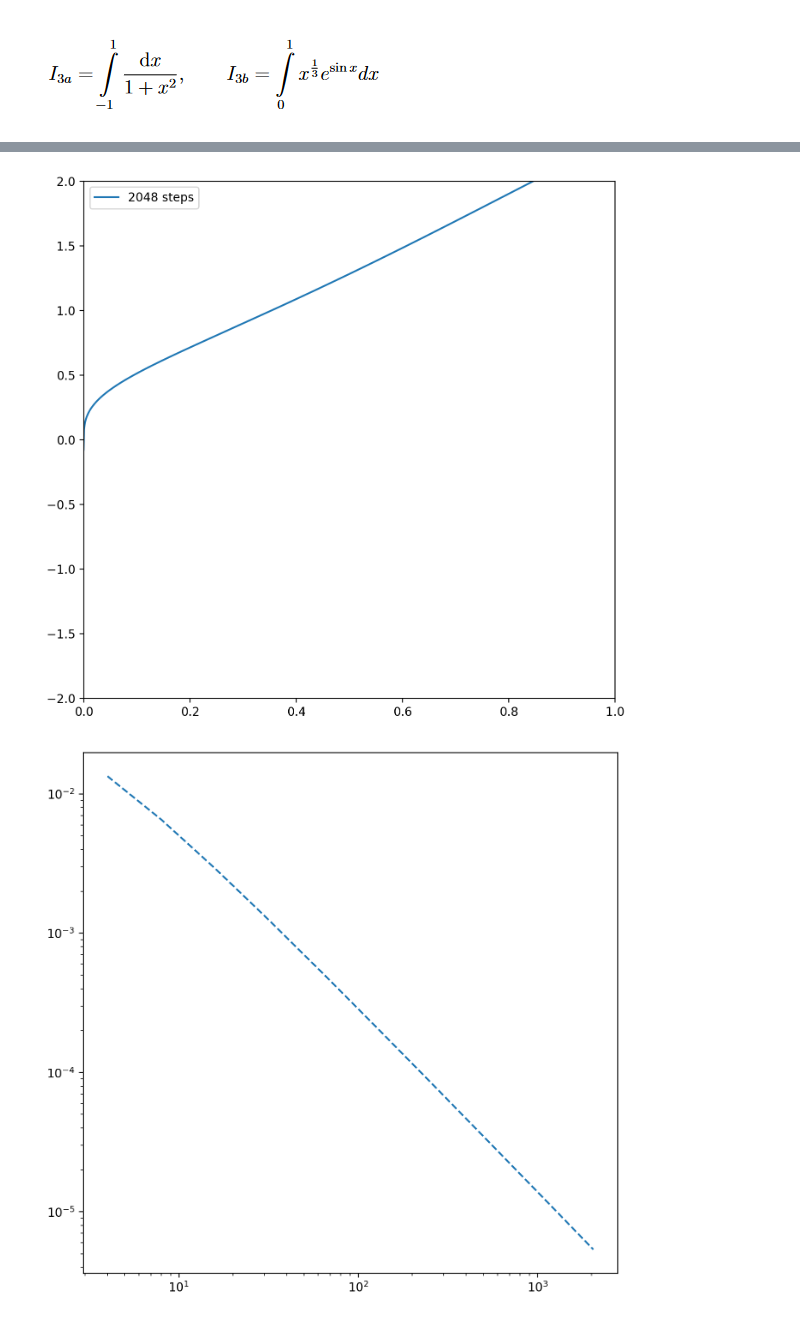
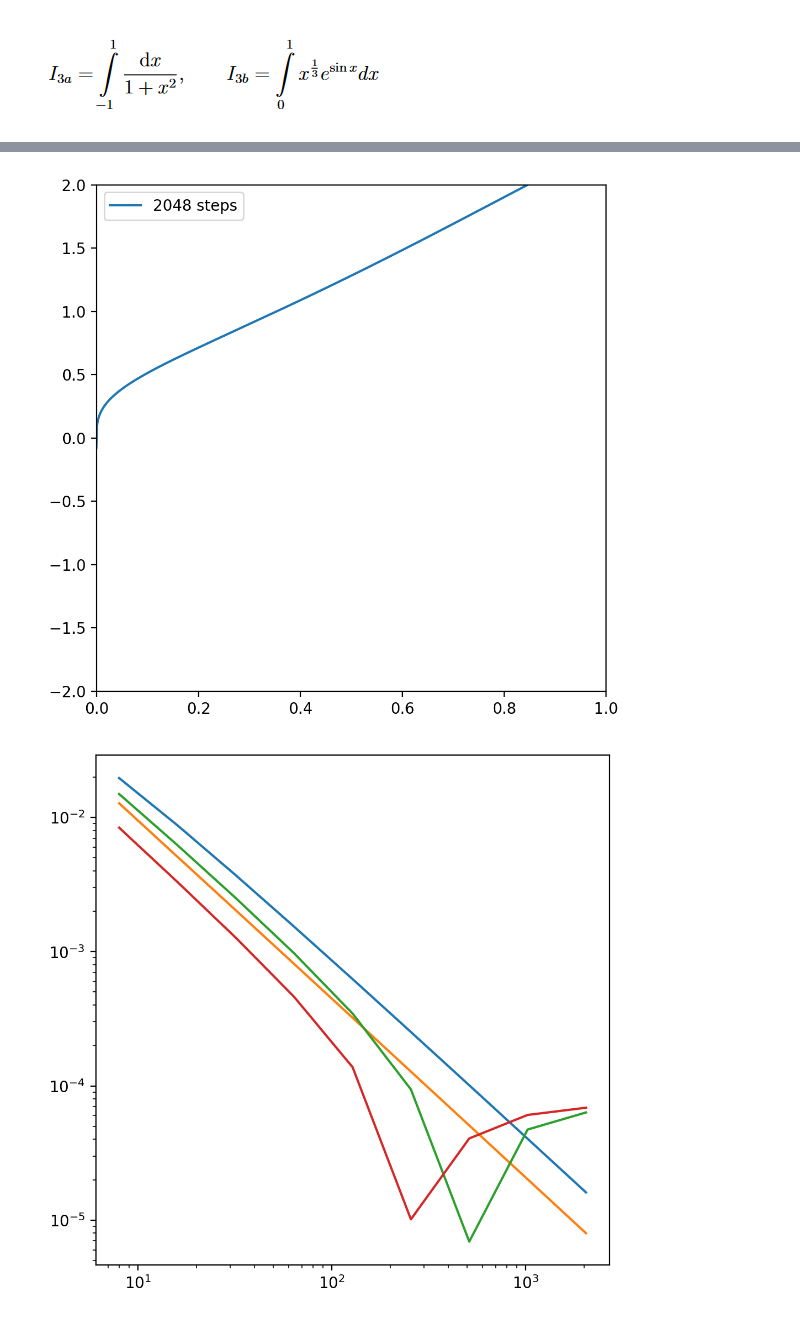
Before and after one commit to TheEagle72/OVF, a Jupyter notebook: Task3.ipynb, the cells around one changed output, grey strips where cells are left out. Saved outputs shown, nothing was run; the diff lists cells and outputs as text; code cells hidden in the pictures.

```diff
--- a/Task3.ipynb
+++ b/Task3.ipynb
@@ -3,7 +3,7 @@ import numpy as np
 from matplotlib import pyplot as plt
 import pandas as pd
 
-plt.rcParams["figure.figsize"] = (8,8)
+plt.rcParams["figure.figsize"] = (6,6)
 plt.rcParams['figure.dpi']  = 200
 # %% [markdown]
 ![%D0%B8%D0%B7%D0%BE%D0%B1%D1%80%D0%B0%D0%B6%D0%B5%D0%BD%D0%B8%D0%B5.png](attachment:%D0%B8%D0%B7%D0%BE%D0%B1%D1%80%D0%B0%D0%B6%D0%B5%D0%BD%D0%B8%D0%B5.png)
@@ -63,6 +63,8 @@ def f2(x):
 def compare_numeric_integrals(Function : callable, a :float, b : float, step_limit : int = 10):
     steps = (2**(np.arange(step_limit)+2))
     data = []
+    i = 0
+
     for step in steps:
         s1 = TrapezeIntegral(Function, a, b, step)
         s2 = SimpsonIntegral(Function, a, b, step)
@@ -114,12 +116,26 @@ Exact solution: 1.5707963267948966
 # %%
 df = compare_numeric_integrals(f2, 0, 1)
 df['Diff'] = np.abs(df['Simpson'] - df['Trapeze'])
-plt.plot(df['Steps'], df['Diff'], '--')
+# plt.plot(df['Steps'], df['Diff'], '--')
 
+rootOfF2 = 1.2958
+
+a = np.abs(np.diff(df['Trapeze'].values))
+b = np.abs(np.diff(df['Simpson'].values))
+c = np.abs(df['Trapeze'].values - rootOfF2)
+d = np.abs(df['Simpson'].values - rootOfF2)
+
+df["a"] = np.insert(a, 0,0)
+plt.plot(df['Steps'][1:], a, label='local trapeze diff')
+plt.plot(df['Steps'][1:], b, label='local simpson diff')
+plt.plot(df['Steps'][1:], c[1:], label='trapeze - aprox')
+plt.plot(df['Steps'][1:], d[1:], label='simpson - aprox')
+# plt.plot(df['Steps'][1:], 1/(df['Steps'][1:]**4))
+plt.xticks(df['Steps'][1:])
 plt.xscale('log')
 plt.yscale('log')
 plt.show()
 display(df)
 # %% [output]
-[figure, old version]
+[figure, new version]
-[figure, old version]
+[figure, new version]
```
Also changed, not shown: parts of 2 cells of this notebook, 4 other files.
